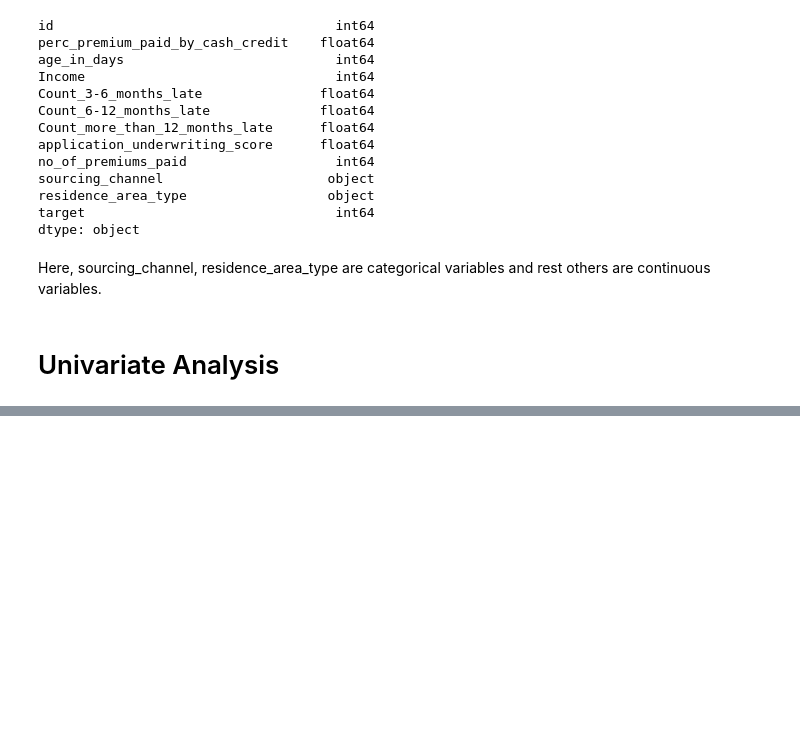
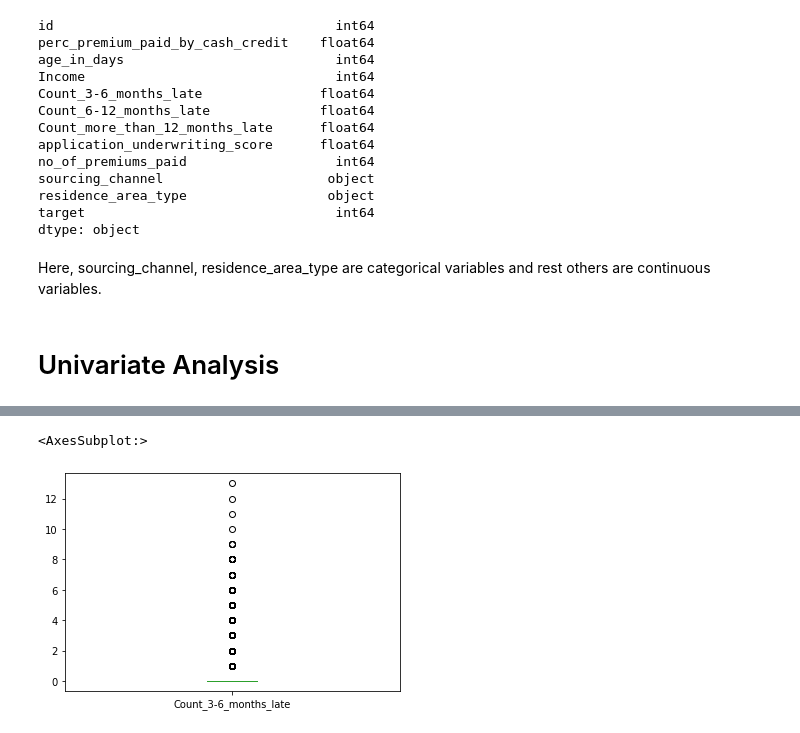
Before and after one commit to tanzeyl/Predicting-if-a-customer-will-default-for-their-next-premium, a Jupyter notebook: Main File.ipynb, the cells around one changed output, grey strips where cells are left out. Cells and saved outputs as stored; diff of their text form; code cells hidden in the pictures; blank space fills up the shorter version.

```diff
--- a/Main File.ipynb
+++ b/Main File.ipynb
@@ -75,0 +105,5 @@ Here, sourcing_channel, residence_area_type are categorical variables and rest o
+# %%
+data["Count_3-6_months_late"].plot.box()
+# %% [output]
+<AxesSubplot:>
+[figure, added]
```
Also changed, not shown: parts of 10 cells of this notebook.
